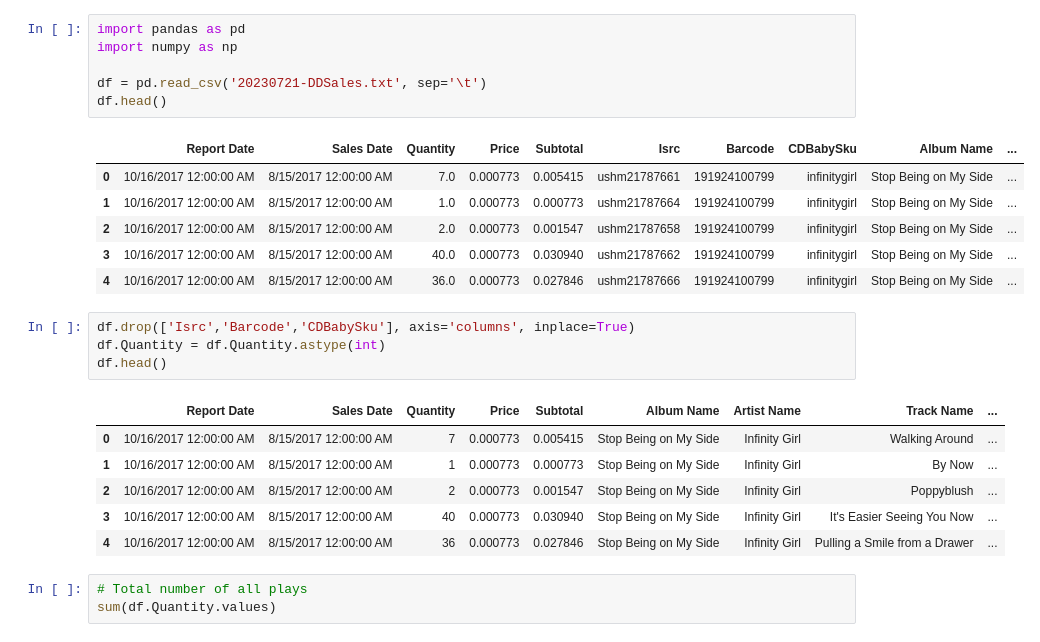
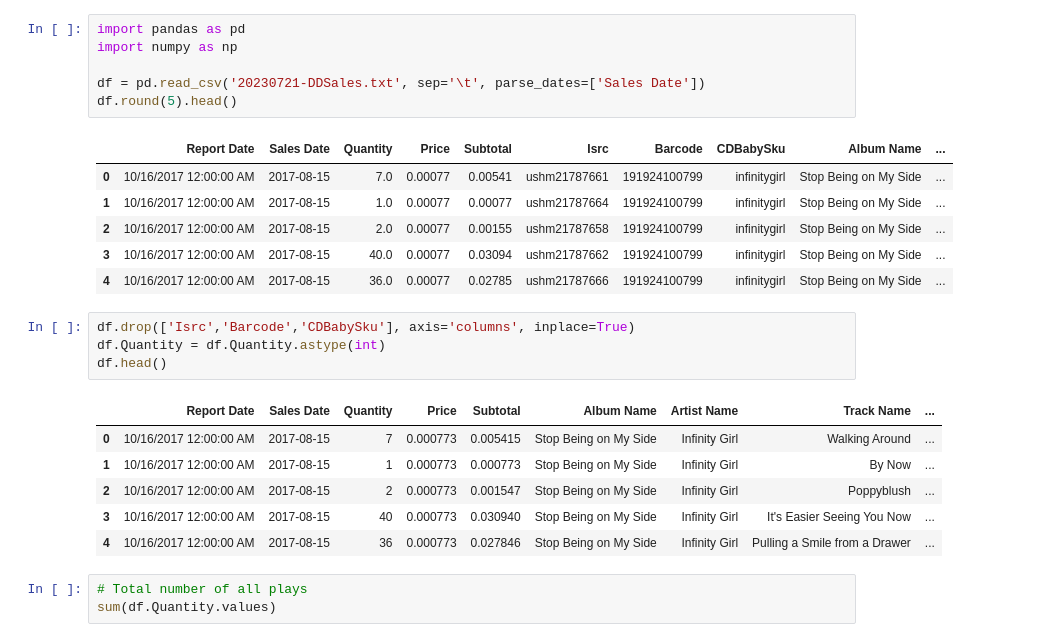
Before and after one commit to nolaneley/analysis_my_streaming_royalties, a Jupyter notebook: royalties.ipynb, the cells around one changed output. Drawn from its saved outputs; the diff is of its cells as text.

```diff
--- a/royalties.ipynb
+++ b/royalties.ipynb
@@ -1,27 +1,27 @@
 # %%
 import pandas as pd
 import numpy as np
 
-df = pd.read_csv('20230721-DDSales.txt', sep='\t')
-df.head()
+df = pd.read_csv('20230721-DDSales.txt', sep='\t', parse_dates=['Sales Date'])
+df.round(5).head()
 # %% [output]
 |  | Report Date | Sales Date | Quantity | Price | Subtotal | Isrc | Barcode | CDBabySku | Album Name | ... |
-| 0 | 10/16/2017 12:00:00 AM | 8/15/2017 12:00:00 AM | 7.0 | 0.000773 | 0.005415 | ushm21787661 | 191924100799 | infinitygirl | Stop Being on My Side | ... |
-| 1 | 10/16/2017 12:00:00 AM | 8/15/2017 12:00:00 AM | 1.0 | 0.000773 | 0.000773 | ushm21787664 | 191924100799 | infinitygirl | Stop Being on My Side | ... |
-| 2 | 10/16/2017 12:00:00 AM | 8/15/2017 12:00:00 AM | 2.0 | 0.000773 | 0.001547 | ushm21787658 | 191924100799 | infinitygirl | Stop Being on My Side | ... |
-| 3 | 10/16/2017 12:00:00 AM | 8/15/2017 12:00:00 AM | 40.0 | 0.000773 | 0.030940 | ushm21787662 | 191924100799 | infinitygirl | Stop Being on My Side | ... |
-| 4 | 10/16/2017 12:00:00 AM | 8/15/2017 12:00:00 AM | 36.0 | 0.000773 | 0.027846 | ushm21787666 | 191924100799 | infinitygirl | Stop Being on My Side | ... |
+| 0 | 10/16/2017 12:00:00 AM | 2017-08-15 | 7.0 | 0.00077 | 0.00541 | ushm21787661 | 191924100799 | infinitygirl | Stop Being on My Side | ... |
+| 1 | 10/16/2017 12:00:00 AM | 2017-08-15 | 1.0 | 0.00077 | 0.00077 | ushm21787664 | 191924100799 | infinitygirl | Stop Being on My Side | ... |
+| 2 | 10/16/2017 12:00:00 AM | 2017-08-15 | 2.0 | 0.00077 | 0.00155 | ushm21787658 | 191924100799 | infinitygirl | Stop Being on My Side | ... |
+| 3 | 10/16/2017 12:00:00 AM | 2017-08-15 | 40.0 | 0.00077 | 0.03094 | ushm21787662 | 191924100799 | infinitygirl | Stop Being on My Side | ... |
+| 4 | 10/16/2017 12:00:00 AM | 2017-08-15 | 36.0 | 0.00077 | 0.02785 | ushm21787666 | 191924100799 | infinitygirl | Stop Being on My Side | ... |
 # %%
 df.drop(['Isrc','Barcode','CDBabySku'], axis='columns', inplace=True)
 df.Quantity = df.Quantity.astype(int)
 df.head()
 # %% [output]
 |  | Report Date | Sales Date | Quantity | Price | Subtotal | Album Name | Artist Name | Track Name | ... |
-| 0 | 10/16/2017 12:00:00 AM | 8/15/2017 12:00:00 AM | 7 | 0.000773 | 0.005415 | Stop Being on My Side | Infinity Girl | Walking Around | ... |
-| 1 | 10/16/2017 12:00:00 AM | 8/15/2017 12:00:00 AM | 1 | 0.000773 | 0.000773 | Stop Being on My Side | Infinity Girl | By Now | ... |
-| 2 | 10/16/2017 12:00:00 AM | 8/15/2017 12:00:00 AM | 2 | 0.000773 | 0.001547 | Stop Being on My Side | Infinity Girl | Poppyblush | ... |
-| 3 | 10/16/2017 12:00:00 AM | 8/15/2017 12:00:00 AM | 40 | 0.000773 | 0.030940 | Stop Being on My Side | Infinity Girl | It's Easier Seeing You Now | ... |
-| 4 | 10/16/2017 12:00:00 AM | 8/15/2017 12:00:00 AM | 36 | 0.000773 | 0.027846 | Stop Being on My Side | Infinity Girl | Pulling a Smile from a Drawer | ... |
+| 0 | 10/16/2017 12:00:00 AM | 2017-08-15 | 7 | 0.000773 | 0.005415 | Stop Being on My Side | Infinity Girl | Walking Around | ... |
+| 1 | 10/16/2017 12:00:00 AM | 2017-08-15 | 1 | 0.000773 | 0.000773 | Stop Being on My Side | Infinity Girl | By Now | ... |
+| 2 | 10/16/2017 12:00:00 AM | 2017-08-15 | 2 | 0.000773 | 0.001547 | Stop Being on My Side | Infinity Girl | Poppyblush | ... |
+| 3 | 10/16/2017 12:00:00 AM | 2017-08-15 | 40 | 0.000773 | 0.030940 | Stop Being on My Side | Infinity Girl | It's Easier Seeing You Now | ... |
+| 4 | 10/16/2017 12:00:00 AM | 2017-08-15 | 36 | 0.000773 | 0.027846 | Stop Being on My Side | Infinity Girl | Pulling a Smile from a Drawer | ... |
 # %%
 # Total number of all plays
 sum(df.Quantity.values)
```
Also changed, not shown: parts of 18 cells of this notebook, 5 other files.
